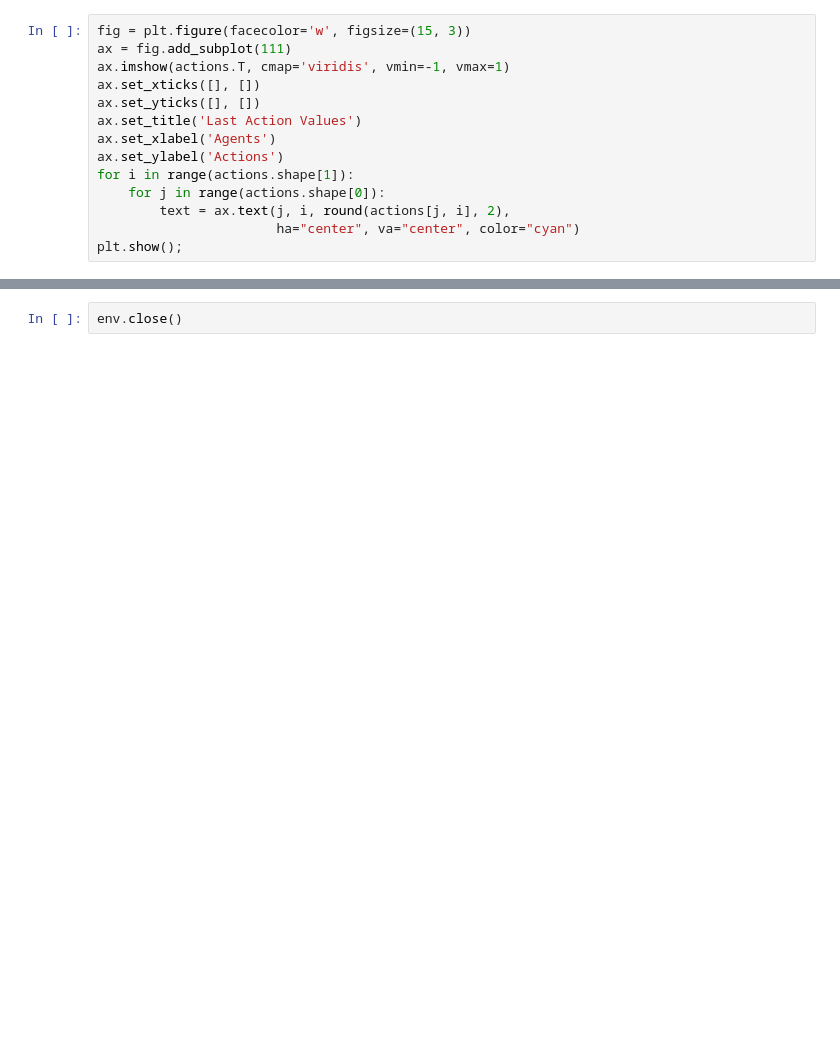
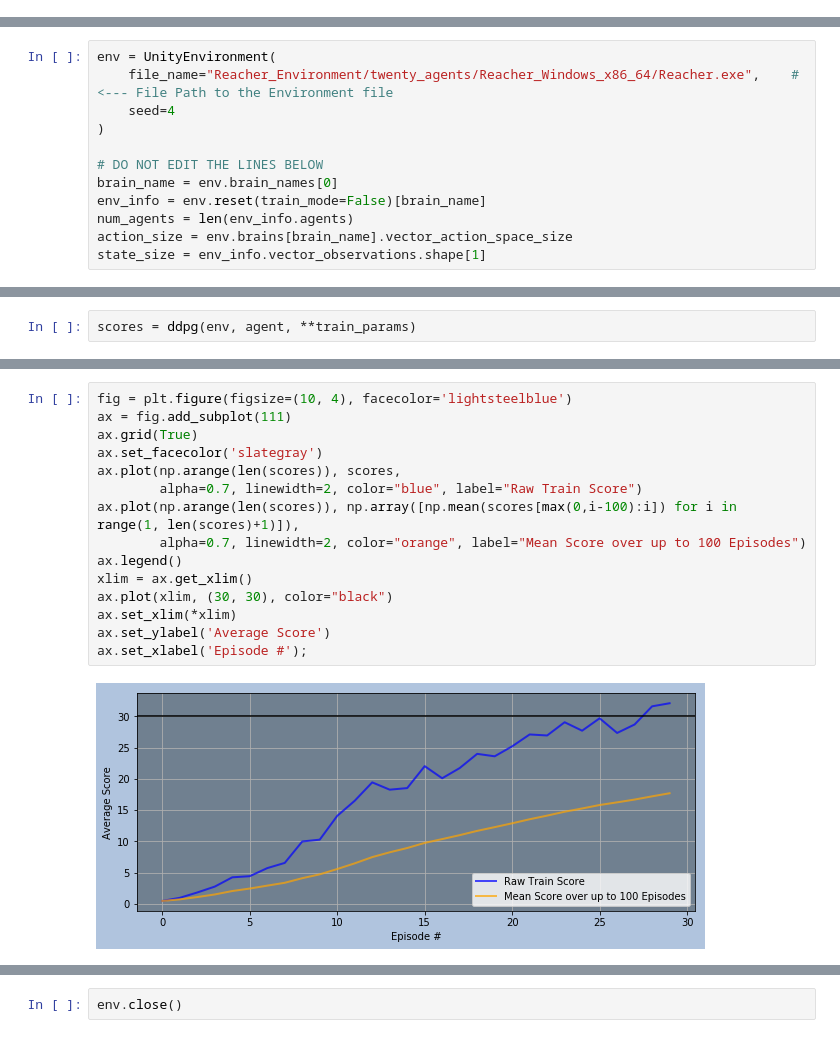
Before and after one commit to sechan9999/Udacity-DRL-Nanodegree-Continuous-Control-Project, a Jupyter notebook: Continuous_Control.ipynb, the cells around one changed output, grey strips where cells are left out. Drawn from its saved outputs; the diff is of its cells as text; blank space fills up the shorter version.

```diff
--- a/Continuous_Control.ipynb
+++ b/Continuous_Control.ipynb
@@ -445,14 +0,0 @@ print("\nFinal Average Score: {}".format(np.mean(score_avgs)))
-# %%
-fig = plt.figure(facecolor='w', figsize=(15, 3))
-ax = fig.add_subplot(111)
-ax.imshow(actions.T, cmap='viridis', vmin=-1, vmax=1)
-ax.set_xticks([], [])
-ax.set_yticks([], [])
-ax.set_title('Last Action Values')
-ax.set_xlabel('Agents')
-ax.set_ylabel('Actions')
-for i in range(actions.shape[1]):
-    for j in range(actions.shape[0]):
-        text = ax.text(j, i, round(actions[j, i], 2),
-                       ha="center", va="center", color="cyan")
-plt.show();
@@ -534,0 +88,12 @@ Final Average Score: 24.269999457523227
+# %%
+env = UnityEnvironment(
+    file_name="Reacher_Environment/twenty_agents/Reacher_Windows_x86_64/Reacher.exe",    # <--- File Path to the Environment file
+    seed=4
+)
+
+# DO NOT EDIT THE LINES BELOW
+brain_name = env.brain_names[0]
+env_info = env.reset(train_mode=False)[brain_name]
+num_agents = len(env_info.agents)
+action_size = env.brains[brain_name].vector_action_space_size
+state_size = env_info.vector_observations.shape[1]
@@ -534,0 +260,2 @@ Final Average Score: 24.269999457523227
+# %%
+scores = ddpg(env, agent, **train_params)
@@ -534,0 +273,17 @@ Final Average Score: 24.269999457523227
+# %%
+fig = plt.figure(figsize=(10, 4), facecolor='lightsteelblue')
+ax = fig.add_subplot(111)
+ax.grid(True)
+ax.set_facecolor('slategray')
+ax.plot(np.arange(len(scores)), scores,
+        alpha=0.7, linewidth=2, color="blue", label="Raw Train Score")
+ax.plot(np.arange(len(scores)), np.array([np.mean(scores[max(0,i-100):i]) for i in range(1, len(scores)+1)]),
+        alpha=0.7, linewidth=2, color="orange", label="Mean Score over up to 100 Episodes")
+ax.legend()
+xlim = ax.get_xlim()
+ax.plot(xlim, (30, 30), color="black")
+ax.set_xlim(*xlim)
+ax.set_ylabel('Average Score')
+ax.set_xlabel('Episode #');
+# %% [output]
+[figure, added]
```
Also changed, not shown: parts of 61 cells of this notebook.
